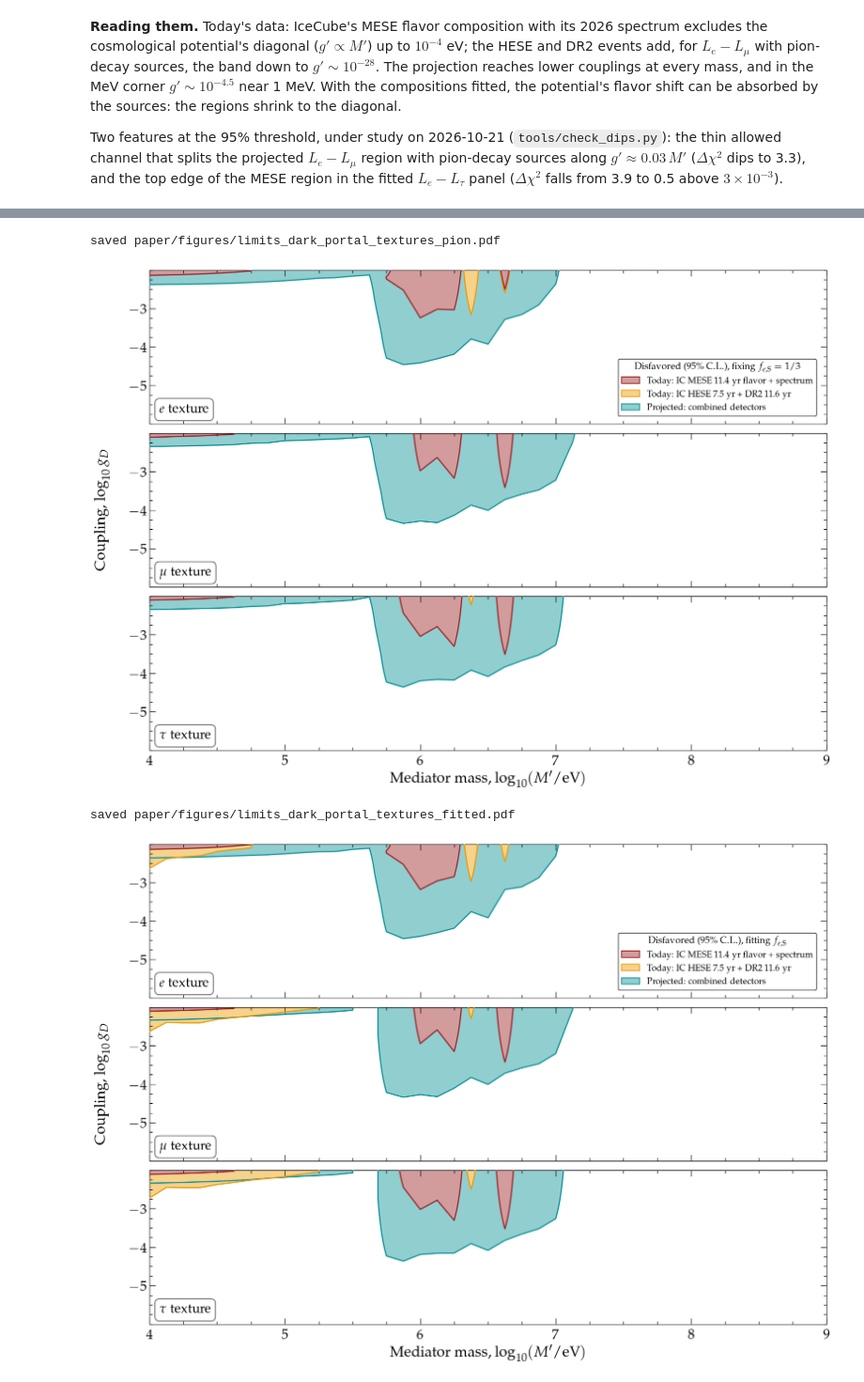
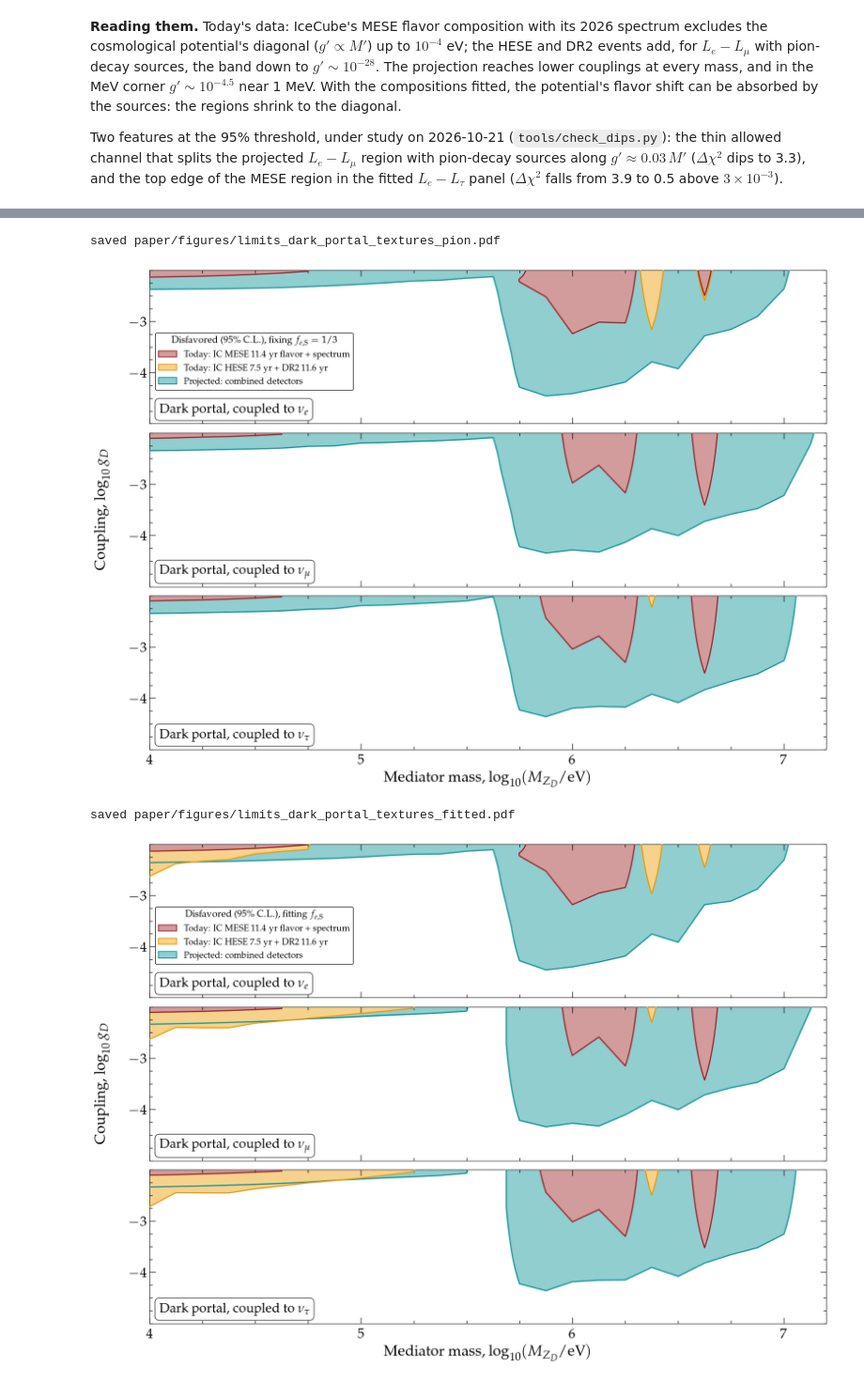
Before and after one commit to mbustama/NuLRIDarkPortal, a Jupyter notebook: notebooks/paper_figures.ipynb, the cells around one changed output, grey strips where cells are left out. Shown at 94% size. Drawn from its saved outputs; the diff is of its cells as text; code cells hidden in the pictures.

```diff
--- a/notebooks/paper_figures.ipynb
+++ b/notebooks/paper_figures.ipynb
@@ -200,36 +200,41 @@ range and need no inset. Two versions: the sources' composition fixed to pion de
 # %%
-TEXTURES = [("dp_e_mev", r"$e$ texture"), ("dp_mu_mev", r"$\mu$ texture"), ("dp_tau_mev", r"$\tau$ texture")]
+#: The textures, named by the flavor the sterile neutrino mixes with (u_e, u_mu or u_tau the only one non-zero).
+TEXTURES = [("dp_e_mev", r"Dark portal, coupled to $\nu_e$"), ("dp_mu_mev", r"Dark portal, coupled to $\nu_\mu$"),
+            ("dp_tau_mev", r"Dark portal, coupled to $\nu_\tau$")]
+#: The range shown: log10 m (the scan ends at 9, but nothing is excluded above 10^7.2 eV), log10 g.
+TEXTURE_RANGE = ((4, 7.2), (-5, -2))
 
 
 def limits_textures(composition):
     suffix = COMPOSITIONS[composition][0]
     fig, axes = plt.subplots(3, 1, sharex=True, figsize=(3.5 * PANEL[0], 3 * 0.8 * PANEL[1] + 1.0))
     fig.subplots_adjust(left=0.085, right=0.985, top=0.985, bottom=0.085, hspace=0.06)
     for ax, (model, name) in zip(axes, TEXTURES):
         for ds, _, color in DRAWN:
             lx, G, F, _, _ = ex.field(ex.plane(CAMPAIGN, ds, model + suffix))
             ex.draw(ax, lx, G, F, color, tint(color), lw=2.0)
-        ax.set_xlim(4, 9)
-        ax.set_ylim(-6, -2)
+        ax.set_xlim(*TEXTURE_RANGE[0])
+        ax.set_ylim(*TEXTURE_RANGE[1])
         ticks(ax, (1, 0.25), (1, 0.25))
-        ax.set_yticks([-5, -4, -3])                       # the ends unlabelled: they meet the next panel's
+        ax.set_yticks([-4, -3])                           # the ends unlabelled: they meet the next panel's
         model_label(ax, name, where="bottom")
-    axes[-1].set_xlabel(X_LABEL)
+    axes[-1].set_xlabel(r"Mediator mass, $\log_{10}(M_{Z_D}/{\rm eV})$")
     fig.text(0.012, 0.535, r"Coupling, $\log_{10} g_D$", rotation=90, ha="left", va="center",
              fontsize=plt.rcParams["axes.labelsize"])
-    leg = axes[0].legend(handles=handles(), loc="lower right", bbox_to_anchor=(0.985, 0.05), borderaxespad=0.0,
+    # the legend in the upper panel's empty lower left, above the panel's name
+    leg = axes[0].legend(handles=handles(), loc="lower left", bbox_to_anchor=(0.0085, 0.22), borderaxespad=0.0,
                          fontsize=15, frameon=True, framealpha=1, edgecolor="black",
                          title=legend_title(composition), title_fontsize=16)
     leg.get_frame().set_linewidth(1.0)
     return fig
 
 
 for composition in COMPOSITIONS:
     fig = limits_textures(composition)
     save(fig, f"limits_dark_portal_textures_{composition}")
     plt.show()
 # %% [output]
 saved paper/figures/limits_dark_portal_textures_pion.pdf
-[figure, old version]
+[figure, new version]
 saved paper/figures/limits_dark_portal_textures_fitted.pdf
-[figure, old version]
+[figure, new version]
```
Also changed, not shown: parts of 1 cell of this notebook, 2 other files.
